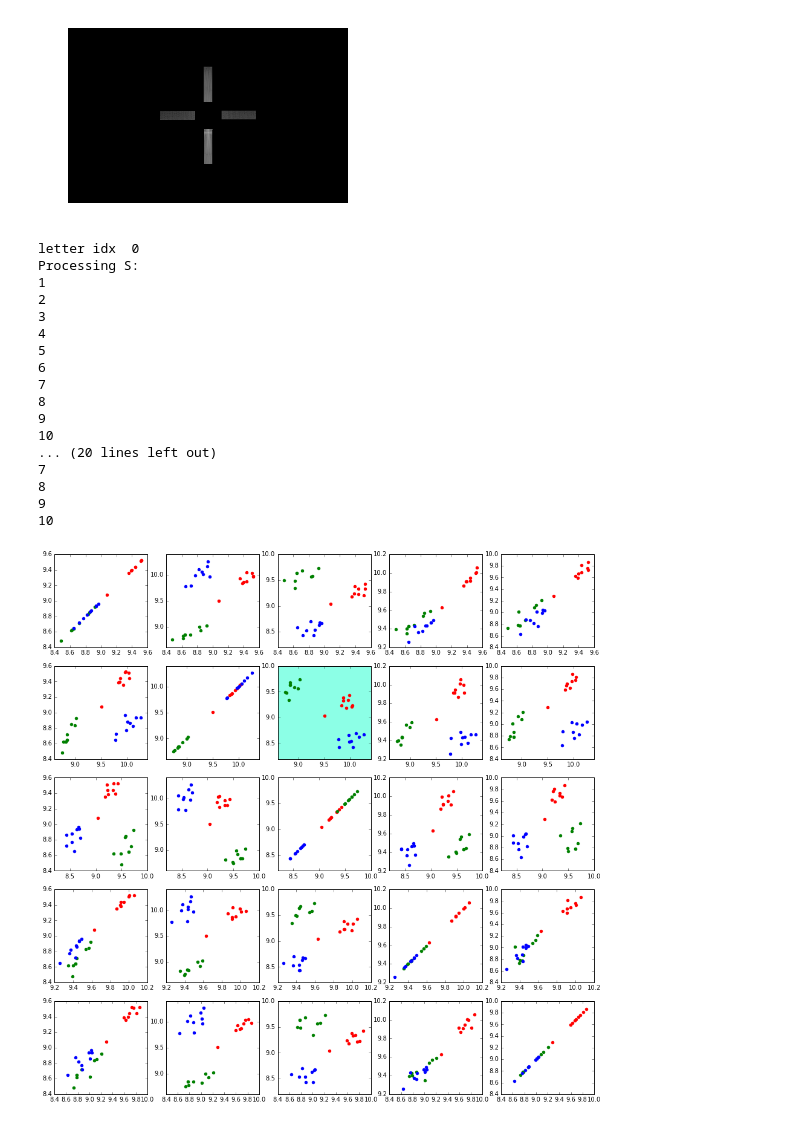
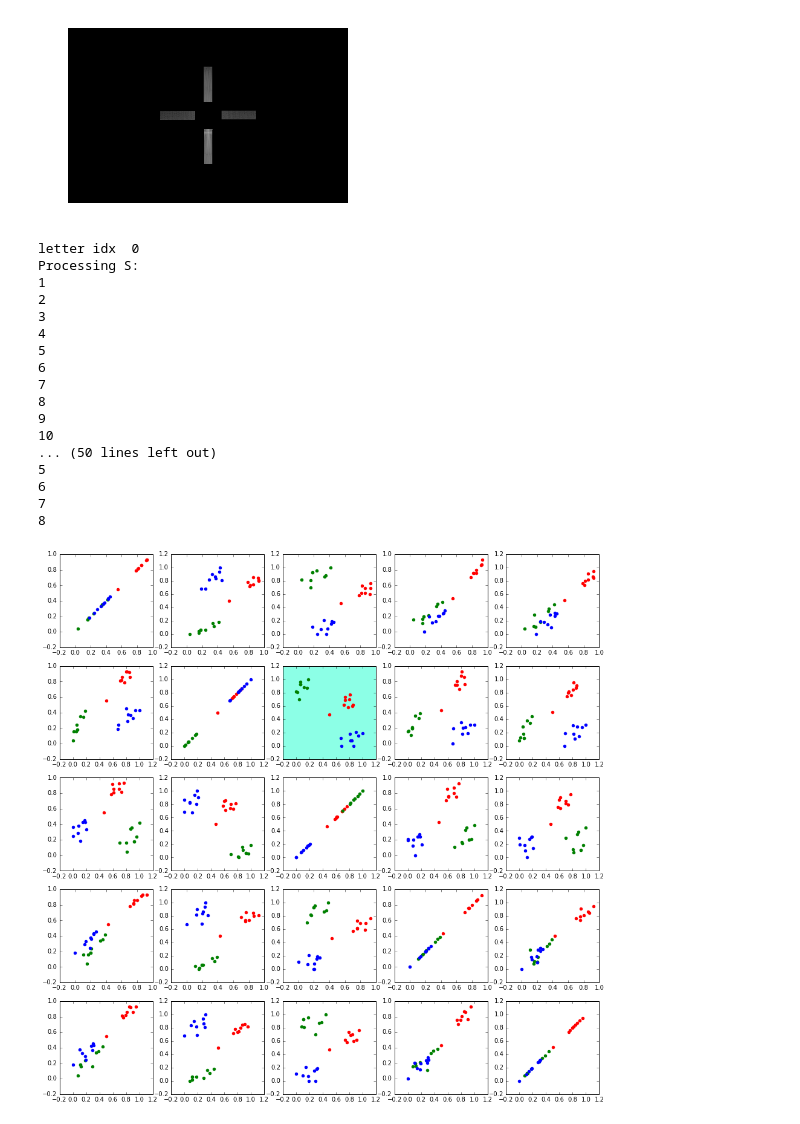
Before and after one commit to mika018/Character-Recognition-Classifier, a Jupyter notebook: cw2.ipynb, the cells around one changed output. Cells and saved outputs as stored; diff of their text form; code cells hidden in the pictures.

```diff
--- a/cw2.ipynb
+++ b/cw2.ipynb
@@ -495,46 +495,62 @@ def apply_filters(is_training=True):
                 matrix[letter_idx * k_number_of_images + image_idx - 1][filter_idx] = avg_brightness
 
     return matrix
+# %%
+# Get the training data images and the test data images and apply the filters.
+training_data_matrix = apply_filters()
+test_data = apply_filters(False)
+# %% [output]
+letter idx  0
+Processing S:
+1
+2
+3
+4
+5
+6
+7
+8
+9
+10
+... (50 lines left out)
+5
+6
+7
+8
 # %%
 def plotmatrix(Matrix):
     r, c = Matrix.shape
     fig = plt.figure(figsize=(16, 16), dpi=80)
     plotID = 1
     for i in range(c):
         for j in range(c):
             ax = fig.add_subplot( c, c, plotID )
             ax.scatter( Matrix[0:9,i], Matrix[0:9,j], color="r" )
             ax.scatter( Matrix[10:19,i], Matrix[10:19,j], color="g" )
             ax.scatter( Matrix[20:29,i], Matrix[20:29,j], color="b" )
 
             plotID += 1
             if (i == 1 and j == 2):
                 ax.set_axis_bgcolor((0.55, 1, 0.9))
 #     fig.suptitle('Training Data Scatter Plot Matrix', fontsize=60)
+    plt.savefig('feature-grid.png')
     plt.show()
 
 
-training_data_matrix = apply_filters()
+# Feature scaling normalization, i.e. X' = ()/ ()
+max_normalizing_term = np.amax(training_data_matrix, axis=0)
+min_normalizing_term = np.amin(training_data_matrix, axis=0)
+training_data_matrix = np.divide(training_data_matrix - min_normalizing_term,
+                                 max_normalizing_term - min_normalizing_term)
+
+# test_data_normalizing_term = np.amax(test_data, axis=0)
+test_data = np.divide(test_data - min_normalizing_term,
+                      max_normalizing_term - min_normalizing_term)
+
+
 plotmatrix(training_data_matrix)
 # %% [output]
-letter idx  0
-Processing S:
-1
-2
-3
-4
-5
-6
-7
-8
-9
-10
-... (20 lines left out)
-7
-8
-9
-10
-[figure, old version]
+[figure, new version]
 # %%
 from sklearn.neighbors import NearestNeighbors
 X = np.asmatrix(np.column_stack((training_data_matrix[:,1], training_data_matrix[:,2])))
```
Also changed, not shown: parts of 3 cells of this notebook, 1 other file.
